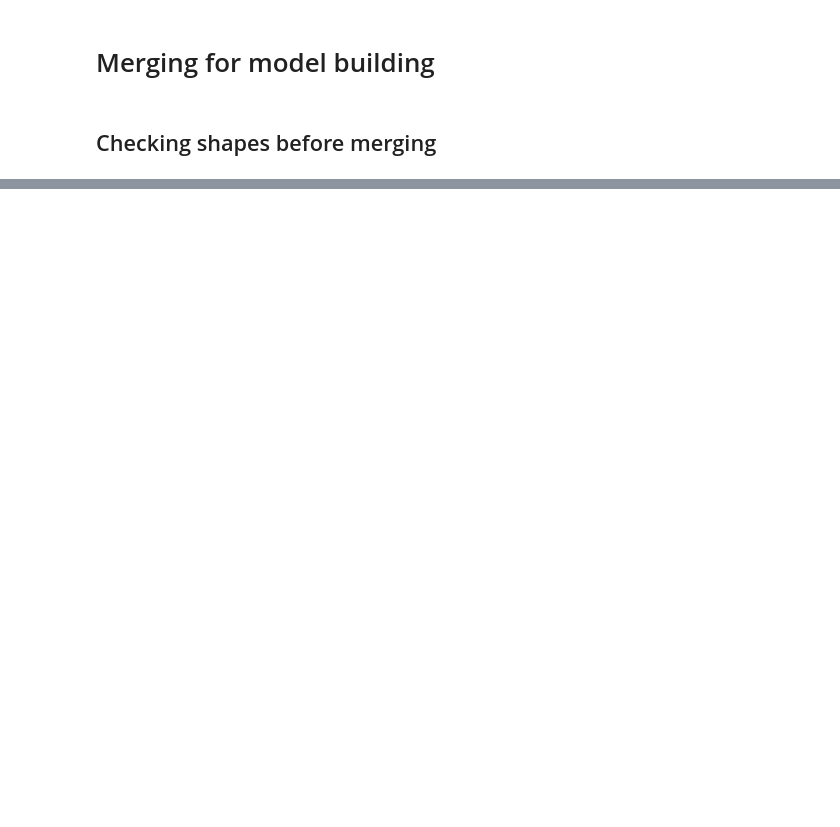
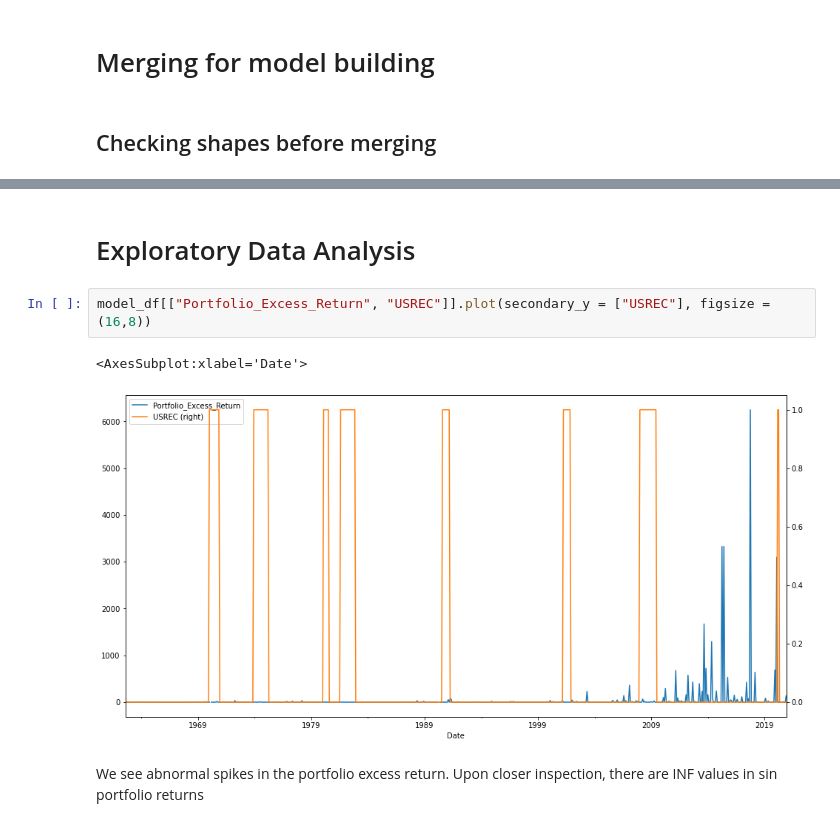
Before and after one commit to statistactics/sin-stocks, a Jupyter notebook: MODEL_BUILDING.ipynb, the cells around one changed output, grey strips where cells are left out. Cells and saved outputs as stored; diff of their text form; blank space fills up the shorter version.

```diff
--- a/MODEL_BUILDING.ipynb
+++ b/MODEL_BUILDING.ipynb
@@ -71,0 +75,9 @@ pd.concat([sin_portfolio_df, other_factors_df], axis = 1, join = "inner")
+# %% [markdown]
+# Exploratory Data Analysis
+# %%
+model_df[["Portfolio_Excess_Return", "USREC"]].plot(secondary_y = ["USREC"], figsize = (16,8))
+# %% [output]
+<AxesSubplot:xlabel='Date'>
+[figure, added]
+# %% [markdown]
+We see abnormal spikes in the portfolio excess return. Upon closer inspection, there are INF values in sin portfolio returns
```
Also changed, not shown: parts of 22 cells of this notebook.
